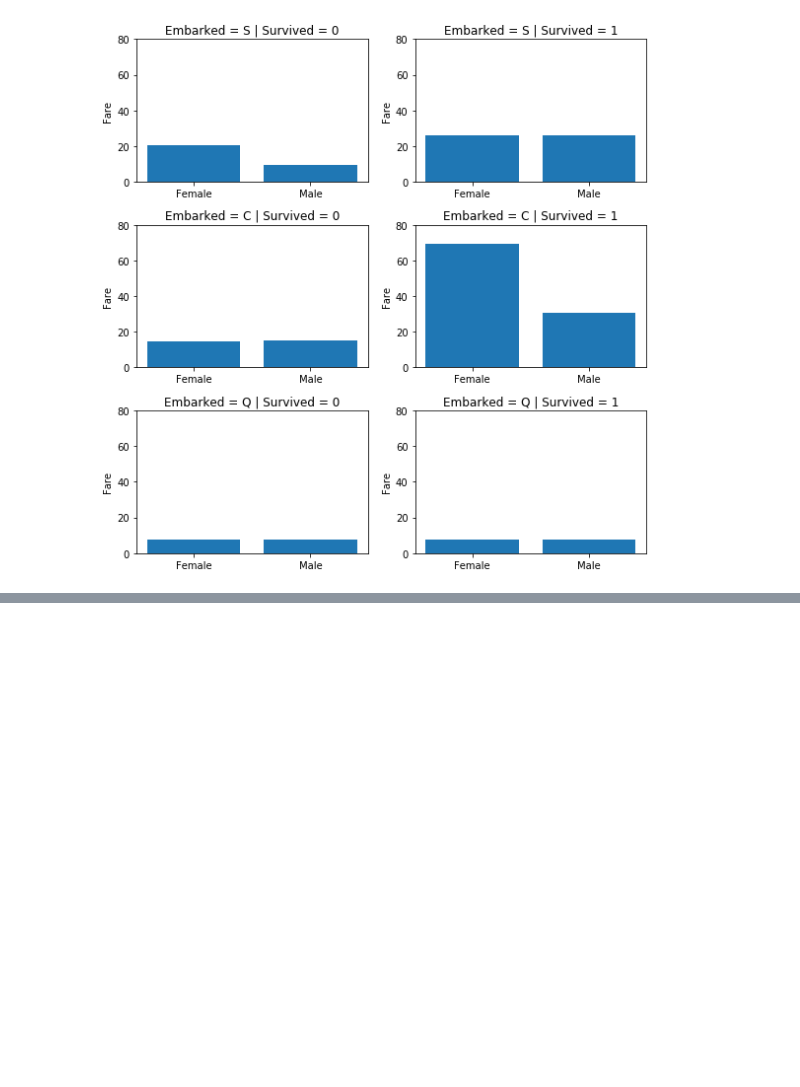
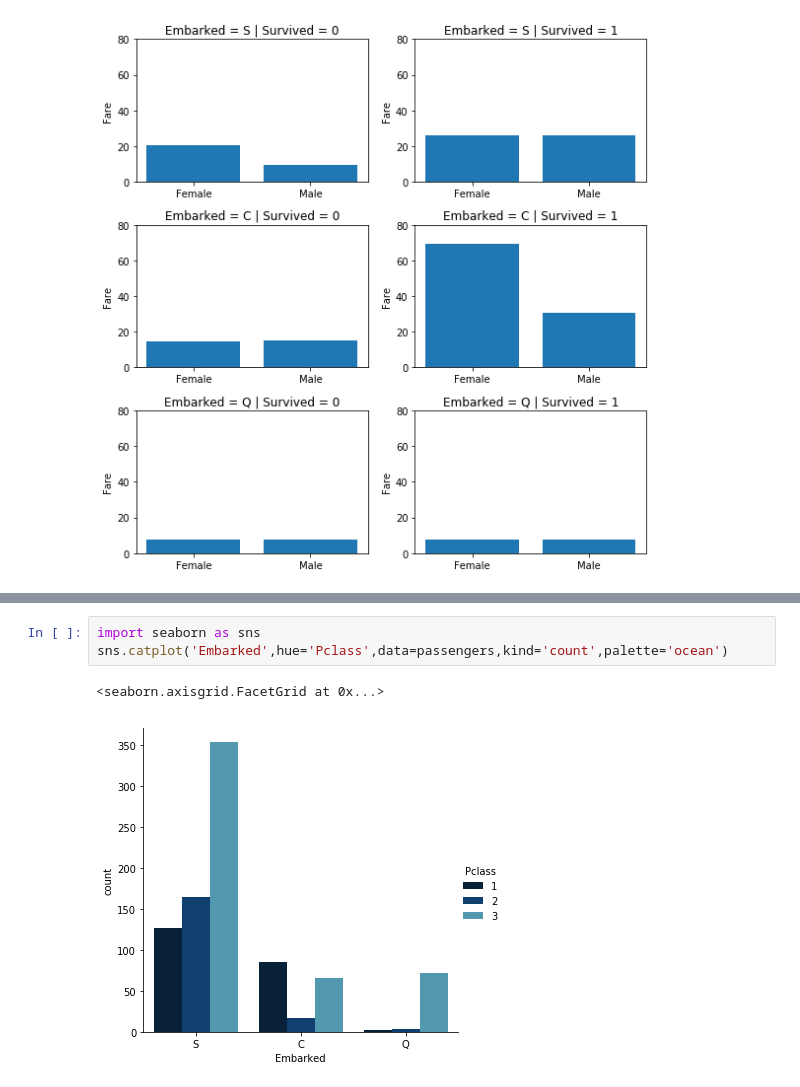
Before and after one commit to christopher-o-toole/CS5402-HW, a Jupyter notebook: CS5402_HW01/CS5402 HW01.ipynb, the cells around one changed output, grey strips where cells are left out. Drawn from its saved outputs; the diff is of its cells as text; blank space fills up the shorter version.

```diff
--- a/CS5402_HW01/CS5402 HW01.ipynb
+++ b/CS5402_HW01/CS5402 HW01.ipynb
@@ -158,3 +183,9 @@ for i in range(6):
+# %%
+import seaborn as sns
+sns.catplot('Embarked',hue='Pclass',data=passengers,kind='count',palette='ocean')
+# %% [output]
+<seaborn.axisgrid.FacetGrid at 0x...>
+[figure, added]
 # %%
 tickets = train_df['Ticket']
 print(tickets.nunique()/tickets.count())
```
Also changed, not shown: parts of 12 cells of this notebook, 1 other file.
